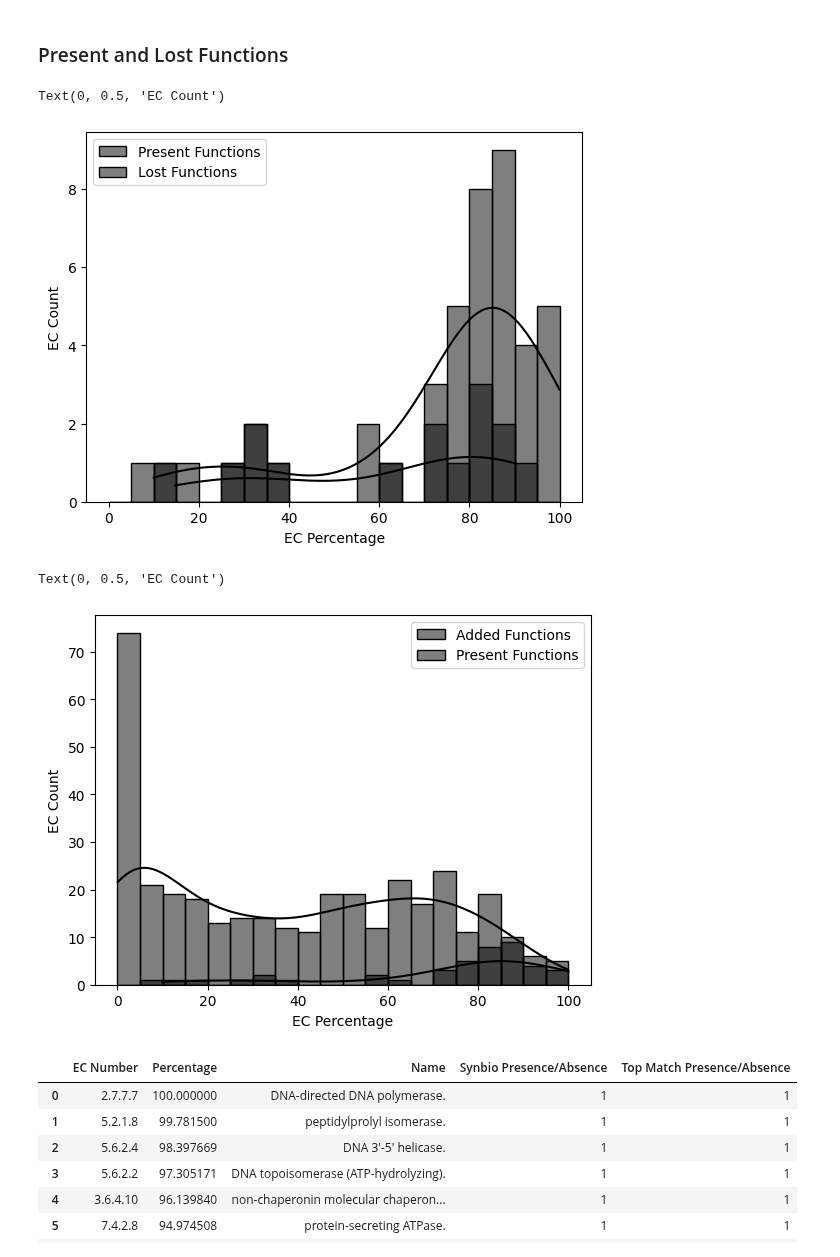
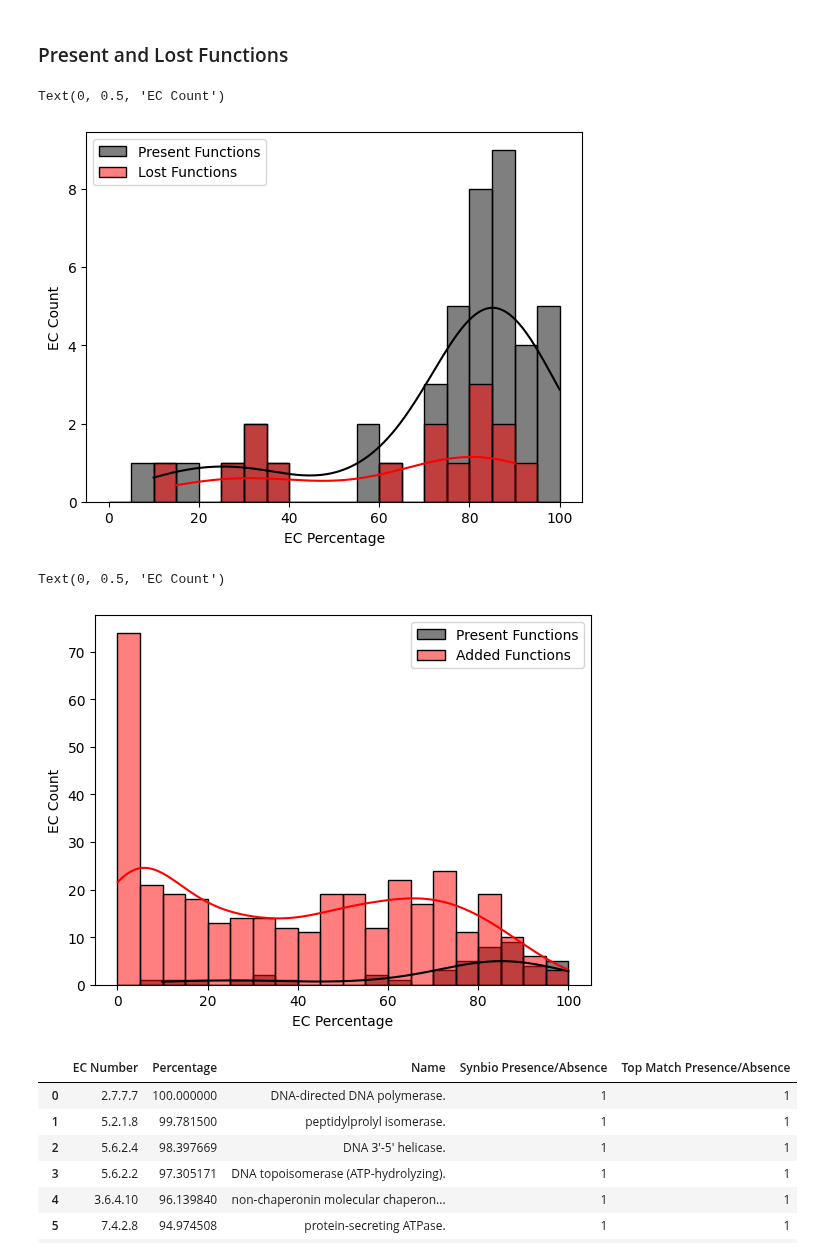
Before and after one commit to jtdocter27/EcoDr, a Jupyter notebook: EnCen/Figures for paper/as_specic_figures.ipynb, the cells around one changed output. Drawn from its saved outputs; the diff is of its cells as text; code cells hidden in the pictures.

Commit message:
updated graphs

```diff
--- a/EnCen/Figures for paper/as_specic_figures.ipynb
+++ b/EnCen/Figures for paper/as_specic_figures.ipynb
@@ -112,7 +112,7 @@ Median: 3.04399468910012
 bin_edges = range(0, 101, 5)  # Example: bins from 0 to 100 with a step of 5
 
 sns.histplot(x='Percentage', bins = bin_edges, data = as_present, color='black', label = 'Present Functions', kde = True, alpha = 0.5)
-sns.histplot(x='Percentage',bins=bin_edges, data = as_lost, color = 'black', label='Lost Functions', kde= True, alpha = 0.5)
+sns.histplot(x='Percentage',bins=bin_edges, data = as_lost, color = 'red', label='Lost Functions', kde= True, alpha = 0.5)
 
 
 plt.legend()
@@ -120,16 +120,16 @@ plt.xlabel('EC Percentage')
 plt.ylabel('EC Count')
 # %% [output]
 Text(0, 0.5, 'EC Count')
-[figure, old version]
+[figure, new version]
 # %%
-sns.histplot(x='Percentage',bins=bin_edges, data = added_EC, color = 'black', label='Added Functions', kde= True, alpha = 0.5)
 sns.histplot(x='Percentage', bins = bin_edges, data = as_present, color='black', label = 'Present Functions', kde = True, alpha = 0.5)
+sns.histplot(x='Percentage',bins=bin_edges, data = added_EC, color = 'red', label='Added Functions', kde= True, alpha = 0.5)
 plt.legend()
 plt.xlabel('EC Percentage')
 plt.ylabel('EC Count')
 # %% [output]
 Text(0, 0.5, 'EC Count')
-[figure, old version]
+[figure, new version]
 # %%
 as_present
 # %% [output]
```
Also changed, not shown: 3 other files.
